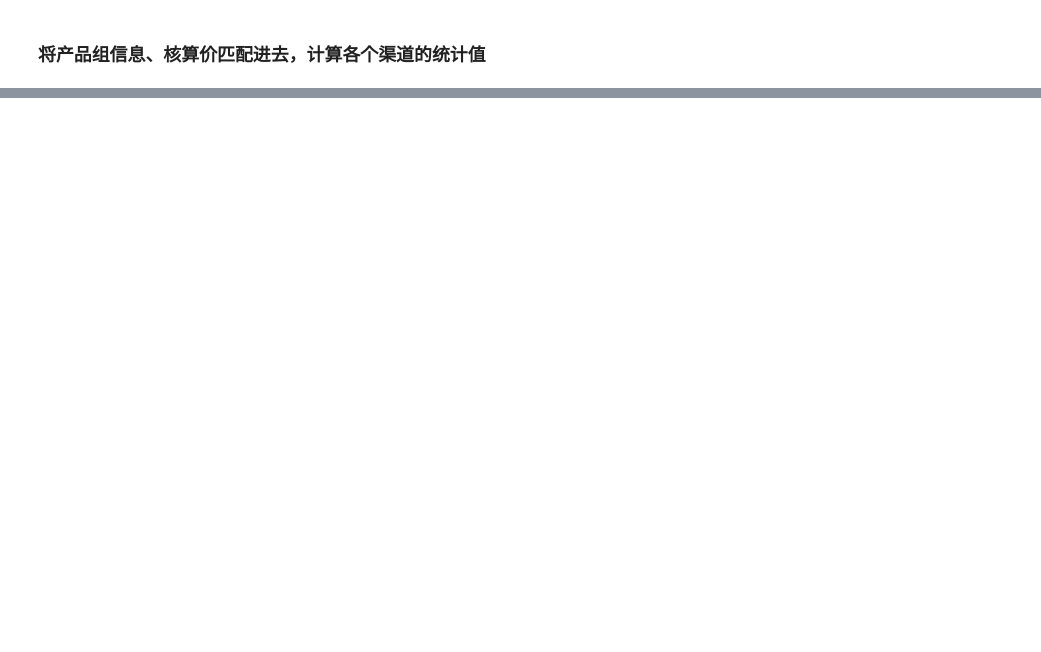
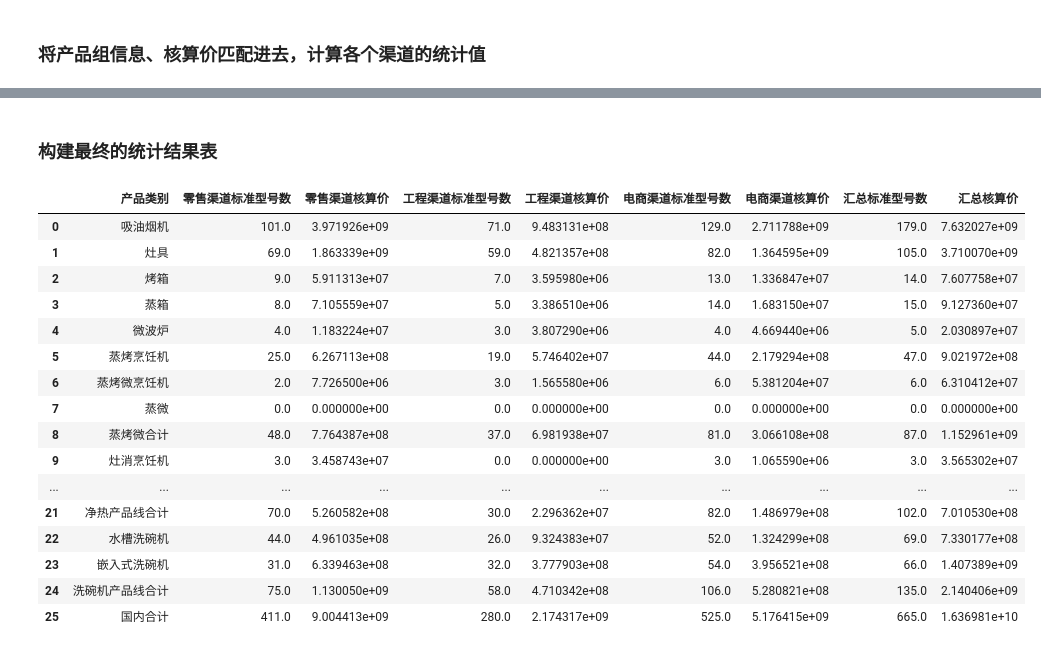
Before and after one commit to zb1005/python-tool, a Jupyter notebook: 零件报告/单型号贡献、低效、长尾/单型号贡献.ipynb, the cells around one changed output, grey strips where cells are left out. Drawn from its saved outputs; the diff is of its cells as text; code cells hidden in the pictures; blank space fills up the shorter version.

```diff
--- a/零件报告/单型号贡献、低效、长尾/单型号贡献.ipynb
+++ b/零件报告/单型号贡献、低效、长尾/单型号贡献.ipynb
@@ -325 +289,49 @@ out_df1
+# %% [markdown]
+### 构建最终的统计结果表
+# %%
+df_calu = pd.DataFrame()
+df_calu['产品类别'] = productgroupset_map.keys()
+for k,v in productgroupset_map.items():
+    # 零售渠道的统计
+    vals = out_df[(out_df['产品组'].isin(v))&(out_df['渠道'] == '零售')]['标准型号'].nunique()
+    df_calu.loc[df_calu['产品类别']==k,'零售渠道标准型号数'] = vals
+    vals = out_df[(out_df['产品组'].isin(v))&(out_df['渠道'] == '零售')]['核算价'].sum()
+    df_calu.loc[df_calu['产品类别']==k,'零售渠道核算价'] = vals
+
+    # 工程渠道的统计
+    vals = out_df[(out_df['产品组'].isin(v))&(out_df['渠道'] == '工程')]['标准型号'].nunique()
+    df_calu.loc[df_calu['产品类别']==k,'工程渠道标准型号数'] = vals
+    vals = out_df[(out_df['产品组'].isin(v))&(out_df['渠道'] == '工程')]['核算价'].sum()
+    df_calu.loc[df_calu['产品类别']==k,'工程渠道核算价'] = vals
+
+    # 电商渠道的统计
+    vals = out_df[(out_df['产品组'].isin(v))&(out_df['渠道'] == '电商')]['标准型号'].nunique()
+    df_calu.loc[df_calu['产品类别']==k,'电商渠道标准型号数'] = vals
+    vals = out_df[(out_df['产品组'].isin(v))&(out_df['渠道'] == '电商')]['核算价'].sum()
+    df_calu.loc[df_calu['产品类别']==k,'电商渠道核算价'] = vals
+
+    # 合计
+    vals = out_df[(out_df['产品组'].isin(v))]['标准型号'].nunique()
+    df_calu.loc[df_calu['产品类别']==k,'汇总标准型号数'] = vals
+    vals = out_df[(out_df['产品组'].isin(v))]['核算价'].sum()
+    df_calu.loc[df_calu['产品类别']==k,'汇总核算价'] = vals
+df_calu
+# %% [output]
+|  | 产品类别 | 零售渠道标准型号数 | 零售渠道核算价 | 工程渠道标准型号数 | 工程渠道核算价 | 电商渠道标准型号数 | 电商渠道核算价 | 汇总标准型号数 | 汇总核算价 |
+| 0 | 吸油烟机 | 101.0 | 3.971926e+09 | 71.0 | 9.483131e+08 | 129.0 | 2.711788e+09 | 179.0 | 7.632027e+09 |
+| 1 | 灶具 | 69.0 | 1.863339e+09 | 59.0 | 4.821357e+08 | 82.0 | 1.364595e+09 | 105.0 | 3.710070e+09 |
+| 2 | 烤箱 | 9.0 | 5.911313e+07 | 7.0 | 3.595980e+06 | 13.0 | 1.336847e+07 | 14.0 | 7.607758e+07 |
+| 3 | 蒸箱 | 8.0 | 7.105559e+07 | 5.0 | 3.386510e+06 | 14.0 | 1.683150e+07 | 15.0 | 9.127360e+07 |
+| 4 | 微波炉 | 4.0 | 1.183224e+07 | 3.0 | 3.807290e+06 | 4.0 | 4.669440e+06 | 5.0 | 2.030897e+07 |
+| 5 | 蒸烤烹饪机 | 25.0 | 6.267113e+08 | 19.0 | 5.746402e+07 | 44.0 | 2.179294e+08 | 47.0 | 9.021972e+08 |
+| 6 | 蒸烤微烹饪机 | 2.0 | 7.726500e+06 | 3.0 | 1.565580e+06 | 6.0 | 5.381204e+07 | 6.0 | 6.310412e+07 |
+| 7 | 蒸微 | 0.0 | 0.000000e+00 | 0.0 | 0.000000e+00 | 0.0 | 0.000000e+00 | 0.0 | 0.000000e+00 |
+| 8 | 蒸烤微合计 | 48.0 | 7.764387e+08 | 37.0 | 6.981938e+07 | 81.0 | 3.066108e+08 | 87.0 | 1.152961e+09 |
+| 9 | 灶消烹饪机 | 3.0 | 3.458743e+07 | 0.0 | 0.000000e+00 | 3.0 | 1.065590e+06 | 3.0 | 3.565302e+07 |
+| ... | ... | ... | ... | ... | ... | ... | ... | ... | ... |
+| 21 | 净热产品线合计 | 70.0 | 5.260582e+08 | 30.0 | 2.296362e+07 | 82.0 | 1.486979e+08 | 102.0 | 7.010530e+08 |
+| 22 | 水槽洗碗机 | 44.0 | 4.961035e+08 | 26.0 | 9.324383e+07 | 52.0 | 1.324299e+08 | 69.0 | 7.330177e+08 |
+| 23 | 嵌入式洗碗机 | 31.0 | 6.339463e+08 | 32.0 | 3.777903e+08 | 54.0 | 3.956521e+08 | 66.0 | 1.407389e+09 |
+| 24 | 洗碗机产品线合计 | 75.0 | 1.130050e+09 | 58.0 | 4.710342e+08 | 106.0 | 5.280821e+08 | 135.0 | 2.140406e+09 |
+| 25 | 国内合计 | 411.0 | 9.004413e+09 | 280.0 | 2.174317e+09 | 525.0 | 5.176415e+09 | 665.0 | 1.636981e+10 |
 # %% [markdown]
```
Also changed, not shown: parts of 23 cells of this notebook, 5 other files.
